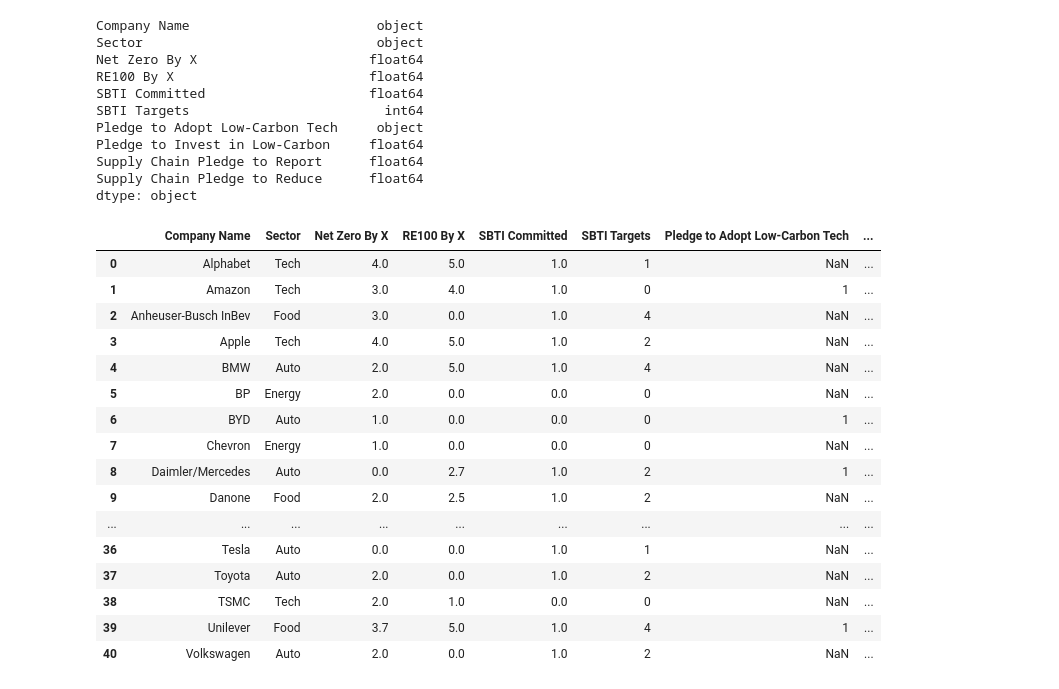
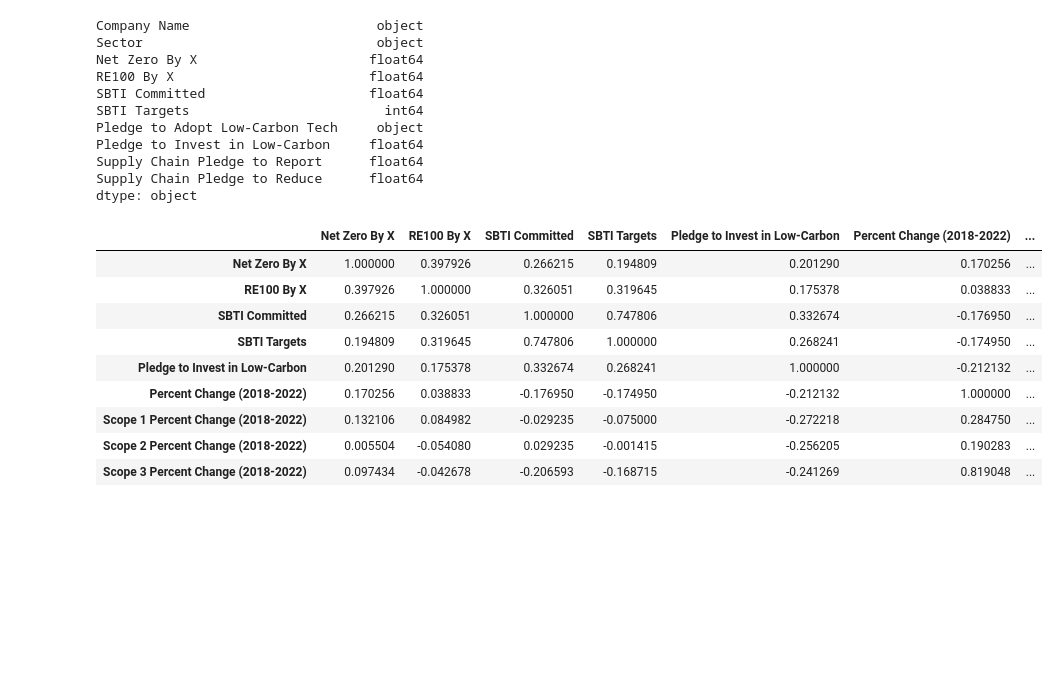
Before and after one commit to zcjanin/decarbonization-2024, a Jupyter notebook: Correlations.ipynb, the cells around one changed output. Cells and saved outputs as stored; diff of their text form; code cells hidden in the pictures; blank space fills up the shorter version.

```diff
--- a/Correlations.ipynb
+++ b/Correlations.ipynb
@@ -111,22 +95,18 @@ percents = percents.replace(to_replace={
 percents['Percent Change (2018-2022)'] = percents['Percent Change (2018-2022)'].astype(float)
 percents['Scope 3 Percent Change (2018-2022)'] = percents['Scope 3 Percent Change (2018-2022)'].astype(float)
 # %%
-commitments.merge(percents, on='Company Name')
+merged = cleaned_comm.merge(percents, on='Company Name')
+corr_matrix = merged.corr(method='kendall')
-# %% [output]
-|  | Company Name | Sector | Net Zero By X | RE100 By X | SBTI Committed | SBTI Targets | Pledge to Adopt Low-Carbon Tech | ... |
-| 0 | Alphabet | Tech | 4.0 | 5.0 | 1.0 | 1 | NaN | ... |
-| 1 | Amazon | Tech | 3.0 | 4.0 | 1.0 | 0 | 1 | ... |
-| 2 | Anheuser-Busch InBev | Food | 3.0 | 0.0 | 1.0 | 4 | NaN | ... |
-| 3 | Apple | Tech | 4.0 | 5.0 | 1.0 | 2 | NaN | ... |
-| 4 | BMW | Auto | 2.0 | 5.0 | 1.0 | 4 | NaN | ... |
-| 5 | BP | Energy | 2.0 | 0.0 | 0.0 | 0 | NaN | ... |
-| 6 | BYD | Auto | 1.0 | 0.0 | 0.0 | 0 | 1 | ... |
-| 7 | Chevron | Energy | 1.0 | 0.0 | 0.0 | 0 | NaN | ... |
-| 8 | Daimler/Mercedes | Auto | 0.0 | 2.7 | 1.0 | 2 | 1 | ... |
-| 9 | Danone | Food | 2.0 | 2.5 | 1.0 | 2 | NaN | ... |
-| ... | ... | ... | ... | ... | ... | ... | ... | ... |
-| 36 | Tesla | Auto | 0.0 | 0.0 | 1.0 | 1 | NaN | ... |
-| 37 | Toyota | Auto | 2.0 | 0.0 | 1.0 | 2 | NaN | ... |
-| 38 | TSMC | Tech | 2.0 | 1.0 | 0.0 | 0 | NaN | ... |
-| 39 | Unilever | Food | 3.7 | 5.0 | 1.0 | 4 | 1 | ... |
-| 40 | Volkswagen | Auto | 2.0 | 0.0 | 1.0 | 2 | NaN | ... |
+# %%
+corr_matrix
+# %% [output]
+|  | Net Zero By X | RE100 By X | SBTI Committed | SBTI Targets | Pledge to Invest in Low-Carbon | Percent Change (2018-2022) | ... |
+| Net Zero By X | 1.000000 | 0.397926 | 0.266215 | 0.194809 | 0.201290 | 0.170256 | ... |
+| RE100 By X | 0.397926 | 1.000000 | 0.326051 | 0.319645 | 0.175378 | 0.038833 | ... |
+| SBTI Committed | 0.266215 | 0.326051 | 1.000000 | 0.747806 | 0.332674 | -0.176950 | ... |
+| SBTI Targets | 0.194809 | 0.319645 | 0.747806 | 1.000000 | 0.268241 | -0.174950 | ... |
+| Pledge to Invest in Low-Carbon | 0.201290 | 0.175378 | 0.332674 | 0.268241 | 1.000000 | -0.212132 | ... |
+| Percent Change (2018-2022) | 0.170256 | 0.038833 | -0.176950 | -0.174950 | -0.212132 | 1.000000 | ... |
+| Scope 1 Percent Change (2018-2022) | 0.132106 | 0.084982 | -0.029235 | -0.075000 | -0.272218 | 0.284750 | ... |
+| Scope 2 Percent Change (2018-2022) | 0.005504 | -0.054080 | 0.029235 | -0.001415 | -0.256205 | 0.190283 | ... |
+| Scope 3 Percent Change (2018-2022) | 0.097434 | -0.042678 | -0.206593 | -0.168715 | -0.241269 | 0.819048 | ... |
```
Also changed, not shown: parts of 6 cells of this notebook, 2 other files.
